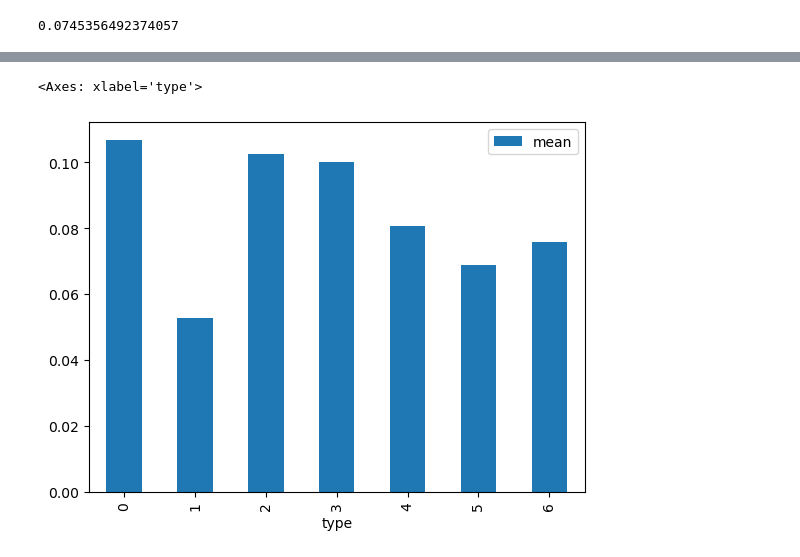
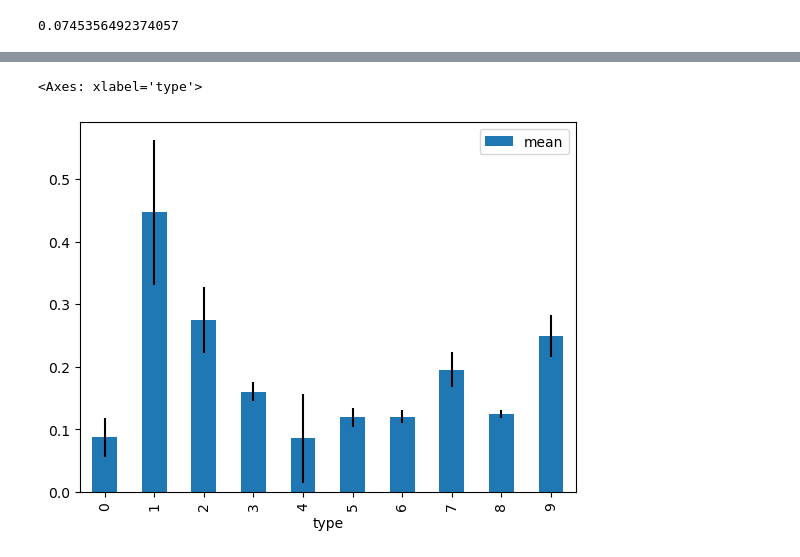
Before and after one commit to matheogodenzi/EnergyTransitionPotential, a Jupyter notebook: source/models/deep_embeddded_clustering.ipynb, the cells around one changed output, grey strips where cells are left out. Cells and saved outputs as stored; diff of their text form; code cells hidden in the pictures.

```diff
--- a/source/models/deep_embeddded_clustering.ipynb
+++ b/source/models/deep_embeddded_clustering.ipynb
@@ -235,7 +294,7 @@ X_tensor = torch.tensor(df.values, dtype=torch.float32)
 # Step 6: Instantiate the Autoencoder
 input_dim = df.shape[1]
 print(f"\nInput dim : {input_dim}\n")
-encoding_dim = 5 # Latent space dimension (you can change this)
+encoding_dim = 3 # Latent space dimension (you can change this)
 autoencoder = Autoencoder(input_dim, encoding_dim)
 
 # Step 7: Define loss function and optimizer
@@ -264,5 +323,7 @@ for epoch in range(epochs):
 # Step 9: Get the Encoded (Latent) Features
 X_encoded = autoencoder.encode(X_tensor).detach().numpy()
 
+np.savetxt('../../data/cleaned_data/X_encoded_simple.csv', X_encoded, delimiter=',')
+
 print("\nModel trained!")
 # %% [output]
@@ -529,7 +599,8 @@ plt.show()
 # %%
+
 # Step 9: Apply K-Means to the latent space
-num_clusters = 6  # Define the number of clusters
-kmeans = KMeans(n_clusters=num_clusters, random_state=42)
+num_clusters = 10  # Define the number of clusters
+kmeans = KMeans(n_clusters=num_clusters,  init='k-means++', n_init=10, random_state=42)
 clusters_vect = kmeans.fit_predict(X_encoded)
 
 # Step 10: Optionally, you can visualize the clusters or perform further evaluation
@@ -541,9 +612,10 @@ davies_bouldin = davies_bouldin_score(X_encoded, clusters_vect)
 print(f"Silhouette Score: {silhouette_avg:.4f}")
 print(f"Davies-Bouldin Score: {davies_bouldin:.4f}")
 
+
 # Optional Visualization
 plt.figure(figsize=(8, 6))
-plt.scatter(X_encoded[:, 4], X_encoded[:, 2], c=clusters_vect, cmap='rocket', s=50)
+plt.scatter(X_encoded[:, 2], X_encoded[:, 0], c=clusters_vect, cmap='rocket', s=20)
 plt.title("K-Means Clustering on Latent Space (Autoencoder + K-Means)")
 plt.xlabel("Latent Dimension 1")
 plt.ylabel("Latent Dimension 2")
@@ -721,0 +806,7 @@ Name: count, dtype: int64
+# %%
+
+# Get the top 10 largest values for each category
+top_10_per_category = Swiss_solar_potential.groupby("type")[["type", "achieved_rp"]].apply(lambda x: x.nlargest(10, 'achieved_rp')).reset_index(drop=True)
+
+print("\nTop 10 largest values for each category:")
+print(top_10_per_category)
@@ -721,0 +829,3 @@ Name: count, dtype: int64
+# %%
+average_std_top_10 = top_10_per_category.groupby("type")["achieved_rp"].agg(["mean", "std"]).reset_index()
+average_std_top_10
@@ -722,6 +844,5 @@ Name: count, dtype: int64
 # %%
-pv_typologies_df=pv_typologies_df.reset_index()
-pv_typologies_df.plot(kind='bar', x="type", y="mean")
+average_std_top_10.plot(kind="bar", x="type", y="mean", yerr="std")
 # %% [output]
 <Axes: xlabel='type'>
-[figure, old version]
+[figure, new version]
```
Also changed, not shown: parts of 39 cells of this notebook, 1 other file.
